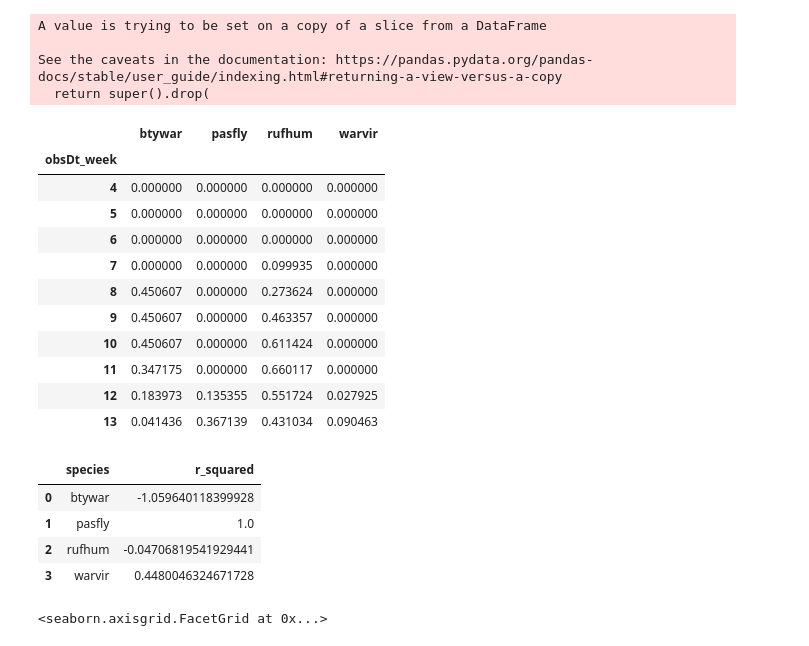
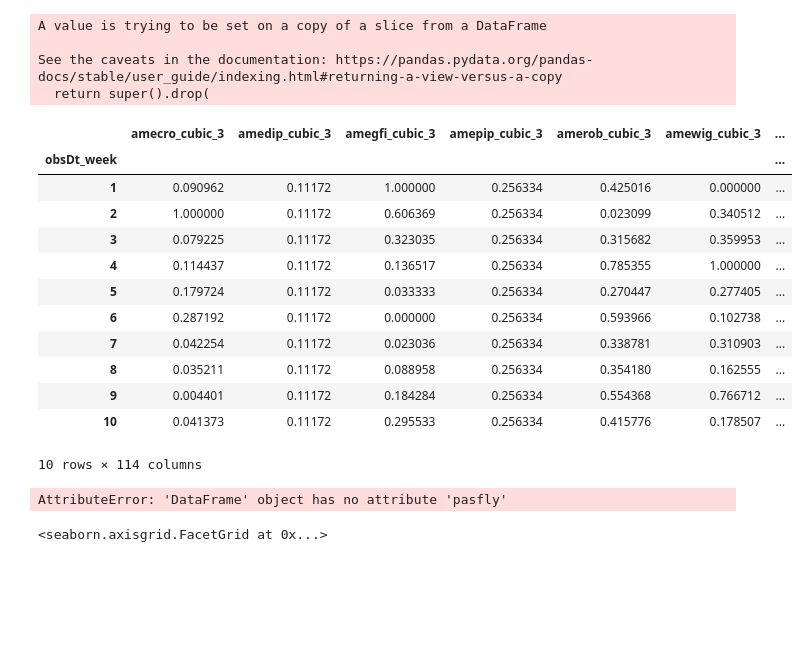
Before and after one commit to Tanag3r/trailheadDirect_birds, a Jupyter notebook: trailheadHabitat_analysis.ipynb, the cells around one changed output. Cells and saved outputs as stored; diff of their text form; code cells hidden in the pictures; blank space fills up the shorter version.

Commit message:
resolved singleton issue

```diff
--- a/trailheadHabitat_analysis.ipynb
+++ b/trailheadHabitat_analysis.ipynb
@@ -49,6 +49,9 @@ def weeklyAbundance():
         maxAbd = ObsDataset.groupby(['speciesCode'])['relativeAbundance'].max() #max abundance value by species
         minAbd = ObsDataset.groupby(['speciesCode'])['relativeAbundance'].min()   #min abundance value by species
         ObsDataset['relativeAbundance'] = ObsDataset.apply(lambda n: ((n.relativeAbundance-minAbd[n.speciesCode])/(maxAbd[n.speciesCode]-minAbd[n.speciesCode])),axis=1)  #min-max normalize
+    #mask back in sightings of single birds seen once in a week
+        ObsDataset['singletonMask']= ObsDataset.apply(lambda s: (maxAbd[s.speciesCode] == maxAbd[s.speciesCode]) and (s.howMany == maxCount[s.speciesCode]),axis=1)
+        ObsDataset.loc[ObsDataset['singletonMask'] == True,'relativeAbundance'] = 1
         ObsDataset.sort_values(by=['speciesCode','obsDt_week'],ascending=True,inplace=True)
     #apply absence smoothing mask
         list = []
@@ -75,7 +78,8 @@ def weeklyAbundance():
     except Exception as calcEx:
         raise calcEx
     finally: cnx.close()
-    return weeklyAbd[['speciesCode','StopName','obsDt_week','locId','relativeAbundance']]
+    #return weeklyAbd[['speciesCode','StopName','obsDt_week','locId','relativeAbundance']]
+    return weeklyAbd
 # %%
 ##TODO #82 write a function that returns a dataframe of the annual relative abundance for a given list of birds
 ##TODO #84 add StopName as an optional argument for the function wklyAbd_setSpecies()
@@ -139,58 +137,56 @@ sns.lmplot(data=model___winterSpringWinter,x='obsDt_week',y='relativeAbundance',
-# %%
-model___springSummer = wklyAbd_setSpecies(speciesList=['"Purple Martin"','"Warbling Vireo"','"Pacific-slope Flycatcher"','"Black-throated Gray Warbler"','"Rufous Hummingbird"'])
-# %% [output]
-A value is trying to be set on a copy of a slice from a DataFrame
-
-See the caveats in the documentation: https://pandas.pydata.org/pandas-docs/stable/user_guide/indexing.html#returning-a-view-versus-a-copy
-  return super().drop(
+# %%
+allBirds = weeklyAbundance()
+# %% [output]
+A value is trying to be set on a copy of a slice from a DataFrame
+
+See the caveats in the documentation: https://pandas.pydata.org/pandas-docs/stable/user_guide/indexing.html#returning-a-view-versus-a-copy
+  return super().drop(
 # %%
 #interpolation testing
 ##TODO #87 turn block into a function that takes relative abundance values as and returns a list of like birds with the best interpolation method as an r2 score
-speciesKeys = model___springSummer.drop_duplicates(subset=['speciesCode'])
+
+speciesKeys = allBirds.drop_duplicates(subset=['speciesCode'])
 helpList = []
 weekSeries = pd.DataFrame(range(1,53),columns=['week'])
 for speciesCode in speciesKeys.itertuples():
-    winterGuy = model___springSummer[model___springSummer['speciesCode']== speciesCode.speciesCode]
+    winterGuy = allBirds[allBirds['speciesCode']== speciesCode.speciesCode].reset_index()
     winterGuy = winterGuy[['obsDt_week','relativeAbundance']].set_index('obsDt_week')
     winterGuy = winterGuy.interpolate(method='cubic',order=3,limit=5,limit_direction='both')
 #normalize
     winterGuy_max = winterGuy['relativeAbundance'].max()
     winterGuy_min = winterGuy['relativeAbundance'].min()
     winterGuy['relativeAbundance'] = winterGuy['relativeAbundance'].apply(lambda n: ((n-winterGuy_min)/(winterGuy_max-winterGuy_min)))
     winterGuy.rename(columns={'relativeAbundance':f'{speciesCode.speciesCode}_cubic_3'},inplace=True)
     helpList.append(winterGuy)
     #results = pd.merge(right=weekSeries,right_on='week',left=winterGuy,left_on='obsDt_week',how='left')
 results = pd.concat(helpList,axis=1)
 results = results.fillna(value=0,axis=0)
 #results = results.fillna(method='ffill',axis=0)
 results.head(10)
 
 ##goal output for this function is a dictionary:
 #goals = ({'leadSpecies':'pasfly','method':'polynomial','order':3,'explains':[{'btywar':-1.059640118399928},{'rufhum':-0.04706819541929441},{'warvir':0.4480046324671728}]})
 # %% [output]
-|  | btywar | pasfly | rufhum | warvir |
-| obsDt_week |  |  |  |  |
-| 4 | 0.000000 | 0.000000 | 0.000000 | 0.000000 |
-| 5 | 0.000000 | 0.000000 | 0.000000 | 0.000000 |
-| 6 | 0.000000 | 0.000000 | 0.000000 | 0.000000 |
-| 7 | 0.000000 | 0.000000 | 0.099935 | 0.000000 |
-| 8 | 0.450607 | 0.000000 | 0.273624 | 0.000000 |
-| 9 | 0.450607 | 0.000000 | 0.463357 | 0.000000 |
-| 10 | 0.450607 | 0.000000 | 0.611424 | 0.000000 |
-| 11 | 0.347175 | 0.000000 | 0.660117 | 0.000000 |
-| 12 | 0.183973 | 0.135355 | 0.551724 | 0.027925 |
-| 13 | 0.041436 | 0.367139 | 0.431034 | 0.090463 |
+|  | amecro_cubic_3 | amedip_cubic_3 | amegfi_cubic_3 | amepip_cubic_3 | amerob_cubic_3 | amewig_cubic_3 | ... |
+| obsDt_week |  |  |  |  |  |  | ... |
+| 1 | 0.090962 | 0.11172 | 1.000000 | 0.256334 | 0.425016 | 0.000000 | ... |
+| 2 | 1.000000 | 0.11172 | 0.606369 | 0.256334 | 0.023099 | 0.340512 | ... |
+| 3 | 0.079225 | 0.11172 | 0.323035 | 0.256334 | 0.315682 | 0.359953 | ... |
+| 4 | 0.114437 | 0.11172 | 0.136517 | 0.256334 | 0.785355 | 1.000000 | ... |
+| 5 | 0.179724 | 0.11172 | 0.033333 | 0.256334 | 0.270447 | 0.277405 | ... |
+| 6 | 0.287192 | 0.11172 | 0.000000 | 0.256334 | 0.593966 | 0.102738 | ... |
+| 7 | 0.042254 | 0.11172 | 0.023036 | 0.256334 | 0.338781 | 0.310903 | ... |
+| 8 | 0.035211 | 0.11172 | 0.088958 | 0.256334 | 0.354180 | 0.162555 | ... |
+| 9 | 0.004401 | 0.11172 | 0.184284 | 0.256334 | 0.554368 | 0.766712 | ... |
+| 10 | 0.041373 | 0.11172 | 0.295533 | 0.256334 | 0.415776 | 0.178507 | ... |
+10 rows × 114 columns
 # %%
 fit = [(species,r2_score(results.pasfly,results[species])) for species in list(results)]
 fit_df = pd.DataFrame(np.array(fit),columns=['species','r_squared'])
-fit_df.sort_values(by='r_squared',ascending=False)
+fit_df.sort_values(by='r_squared',ascending=True)
 fit_df
 # %% [output]
-|  | species | r_squared |
-| 0 | btywar | -1.059640118399928 |
-| 1 | pasfly | 1.0 |
-| 2 | rufhum | -0.04706819541929441 |
-| 3 | warvir | 0.4480046324671728 |
+AttributeError: 'DataFrame' object has no attribute 'pasfly'
 # %%
 model___springSummer = wklyAbd_setSpecies(speciesList=['"Purple Martin"','"Warbling Vireo"','"Pacific-slope Flycatcher"','"Black-throated Gray Warbler"','"Rufous Hummingbird"'])
 sns.lmplot(data=model___springSummer,x='obsDt_week',y='relativeAbundance',order=3,ci=45,hue='speciesCode',aspect=1.61)
```
Also changed, not shown: parts of 2 cells of this notebook.
